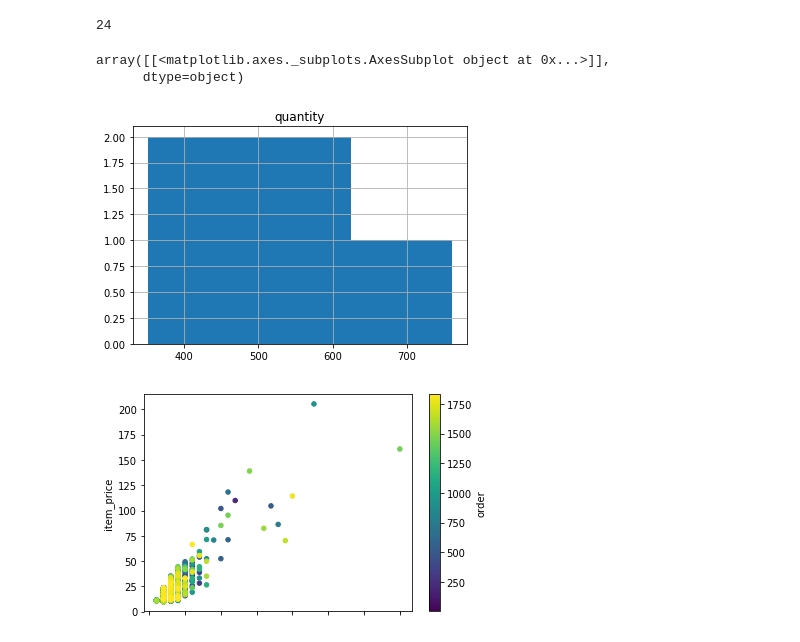
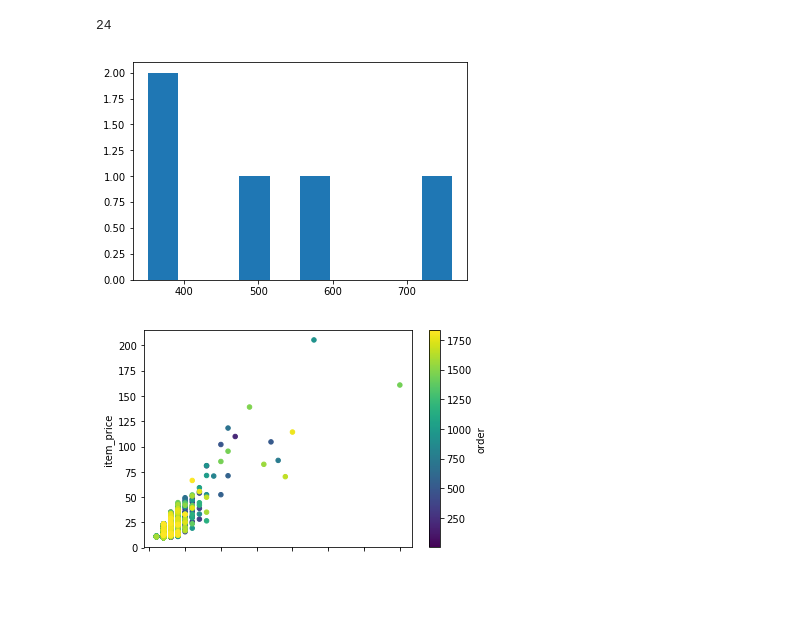
Before and after one commit to ShestakEA/LizaMSU, a Jupyter notebook: HW_4.ipynb, the cells around one changed output. Drawn from its saved outputs; the diff is of its cells as text; code cells hidden in the pictures; blank space fills up the shorter version.

```diff
--- a/HW_4.ipynb
+++ b/HW_4.ipynb
@@ -185,13 +185,12 @@ total_order = pd.pivot_table(df, aggfunc = sum, index = 'order_id', columns = 'i
 # %% [output]
 24
 # %%
-
-total_stats.sort_values(by='quantity').tail(5).hist(bins=3)
+a = df.groupby("item_name").sum()["quantity"].sort_values(ascending=False)
+plt.hist(a[:5])
+plt.show()
 #5 самых покупаемых товаров,из них нужна гистограмма
 # %% [output]
-array([[<matplotlib.axes._subplots.AxesSubplot object at 0x...>]],
-      dtype=object)
-[figure, old version]
+[figure, new version]
 # %%
 #Построить Scatterplot
 total_q = pd.pivot_table(df, aggfunc = sum, index = 'order_id',values = ['quantity','item_price'])
```
Also changed, not shown: parts of 2 cells of this notebook.
